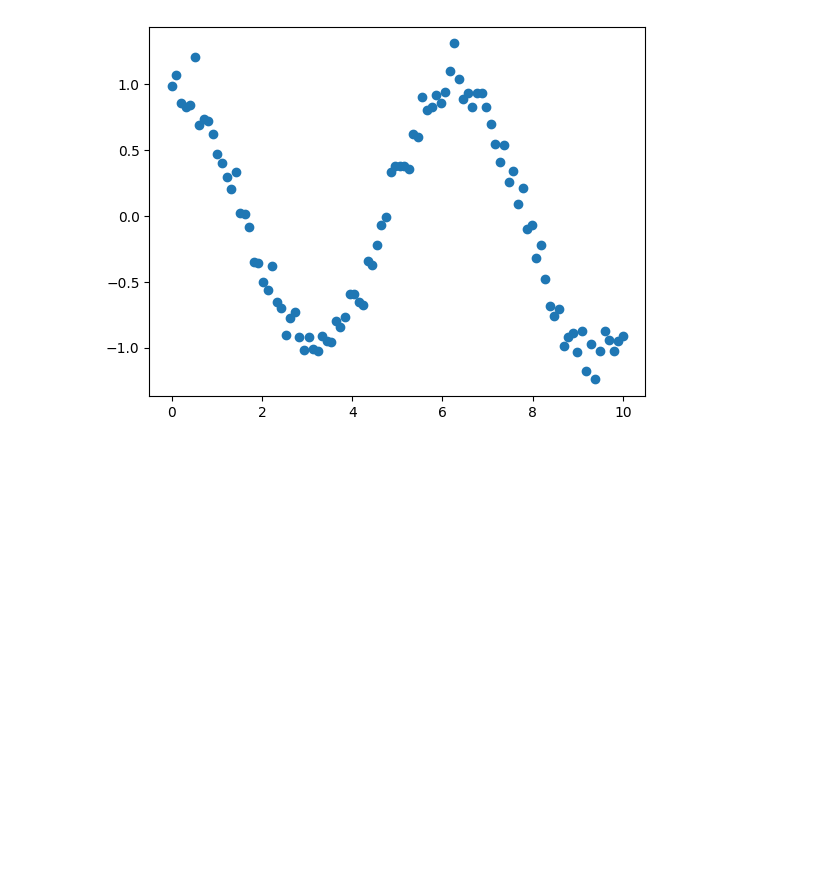
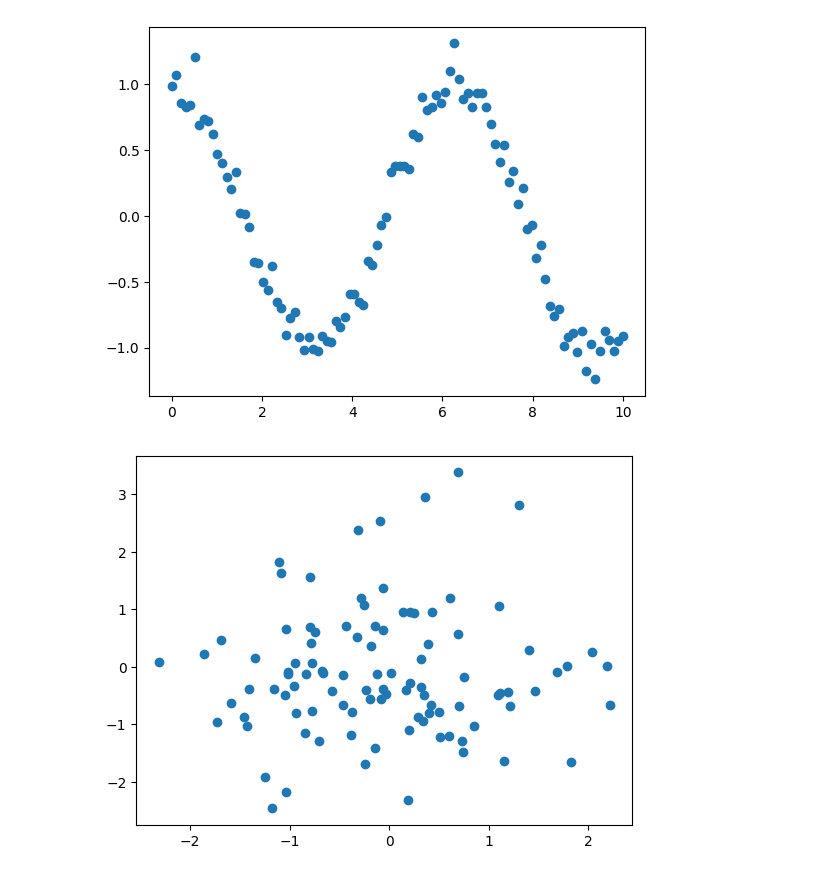
Before and after one commit to ndavidson19/test, a Jupyter notebook: demo.ipynb, the cells around one changed output. Saved outputs shown, nothing was run; the diff lists cells and outputs as text; code cells hidden in the pictures; blank space fills up the shorter version.

Commit message:
Random Points

```diff
--- a/demo.ipynb
+++ b/demo.ipynb
@@ -23,3 +23,13 @@ plt.plot(x, y, 'o')
 plt.show()
 # %% [output]
 [figure]
+# %%
+# Plot random points
+x = np.random.randn(100)
+y = np.random.randn(100)
+
+# Plot the dataset
+plt.plot(x, y, 'o')
+plt.show()
+# %% [output]
+[figure, added]
```
